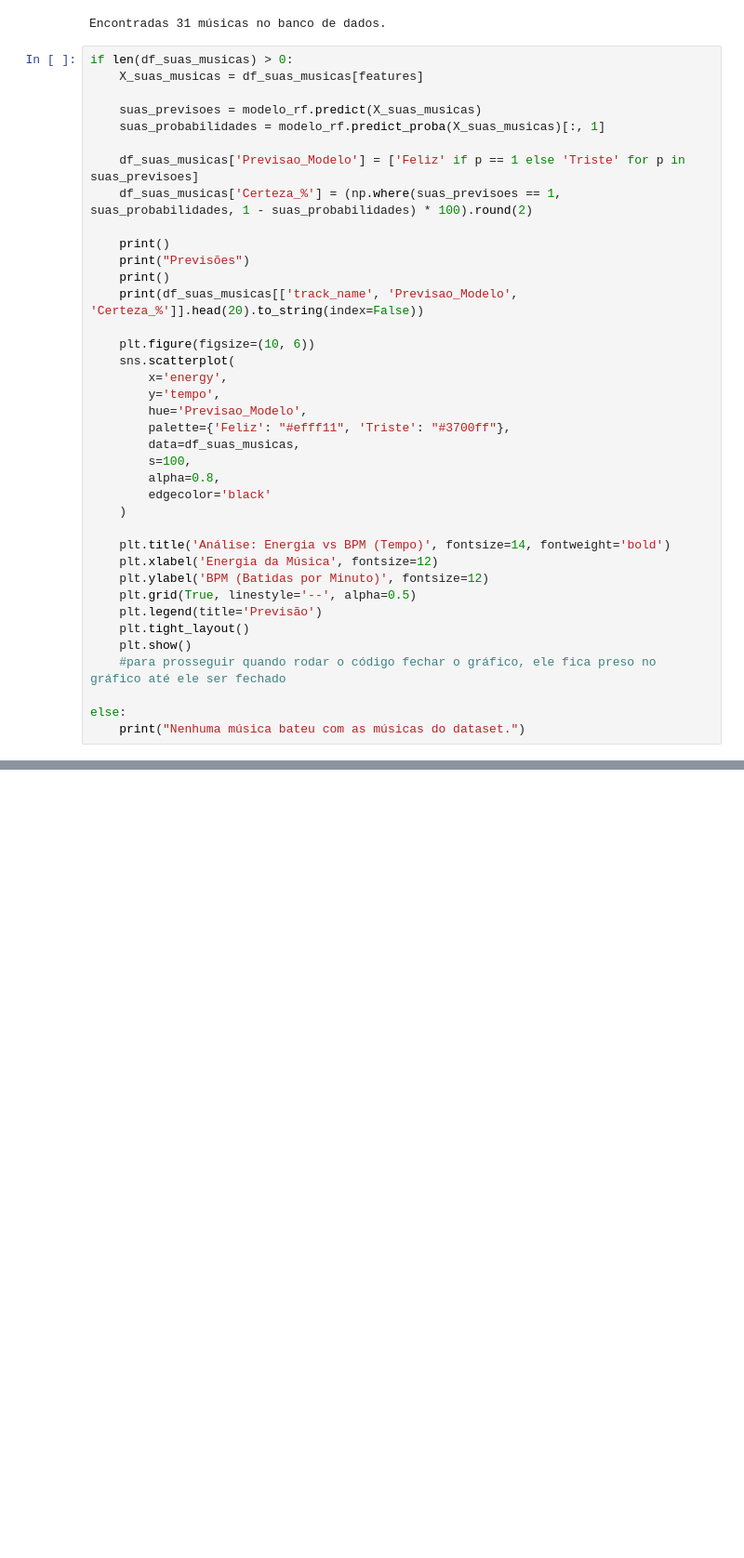
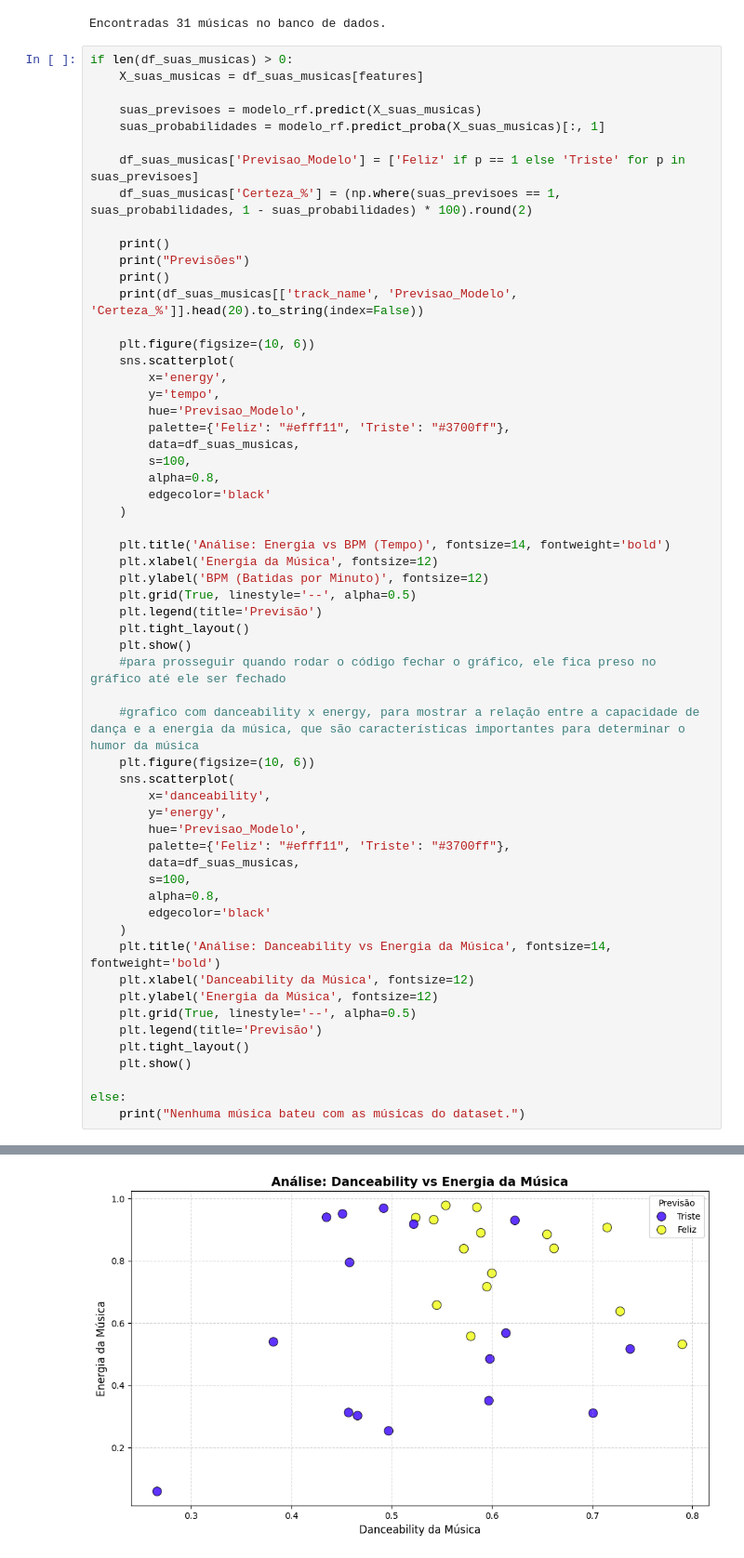
Before and after one commit to GuilhermeSouza122/atv_ciencia_dados, a Jupyter notebook: entrega/Análise Preditiva/analise_preditiva.ipynb, the cells around one changed output, grey strips where cells are left out. Shown at 93% size. Saved outputs shown, nothing was run; the diff lists cells and outputs as text; blank space fills up the shorter version.

```diff
--- a/entrega/Análise Preditiva/analise_preditiva.ipynb
+++ b/entrega/Análise Preditiva/analise_preditiva.ipynb
@@ -116,33 +116,54 @@ if len(df_suas_musicas) > 0:
     plt.title('Análise: Energia vs BPM (Tempo)', fontsize=14, fontweight='bold')
     plt.xlabel('Energia da Música', fontsize=12)
     plt.ylabel('BPM (Batidas por Minuto)', fontsize=12)
     plt.grid(True, linestyle='--', alpha=0.5)
     plt.legend(title='Previsão')
     plt.tight_layout()
     plt.show()
     #para prosseguir quando rodar o código fechar o gráfico, ele fica preso no gráfico até ele ser fechado
 
+    #grafico com danceability x energy, para mostrar a relação entre a capacidade de dança e a energia da música, que são características importantes para determinar o humor da música
+    plt.figure(figsize=(10, 6))
+    sns.scatterplot(
+        x='danceability',
+        y='energy',
+        hue='Previsao_Modelo',
+        palette={'Feliz': "#efff11", 'Triste': "#3700ff"},
+        data=df_suas_musicas,
+        s=100,
+        alpha=0.8,
+        edgecolor='black'
+    )
+    plt.title('Análise: Danceability vs Energia da Música', fontsize=14, fontweight='bold')
+    plt.xlabel('Danceability da Música', fontsize=12)
+    plt.ylabel('Energia da Música', fontsize=12)
+    plt.grid(True, linestyle='--', alpha=0.5)
+    plt.legend(title='Previsão')
+    plt.tight_layout()
+    plt.show()
+
 else:
     print("Nenhuma música bateu com as músicas do dataset.")
 # %% [output]
 Previsões
 
                 track_name Previsao_Modelo  Certeza_%
                      Ashes          Triste       84.0
                  Faz assim          Triste       89.0
        Stuck In The Middle           Feliz       95.0
            One Step Closer          Triste       71.0
               BURN IT DOWN           Feliz       66.0
                   Papercut           Feliz       95.0
                      Faint           Feliz       78.0
               Bleed It Out           Feliz       93.0
                Scar Tissue           Feliz       68.0
 ... (7 lines left out)
                  Otherside          Triste       70.0
             What I've Done          Triste       99.0
                   Given Up           Feliz       97.0
             Kill The Noise          Triste       88.0
 [figure]
+[figure, added]
 # %%
 
 #Feature Importance - O que a IA considera mais importante para classificar uma música como feliz ou triste?
```
Also changed, not shown: 1 other file.
